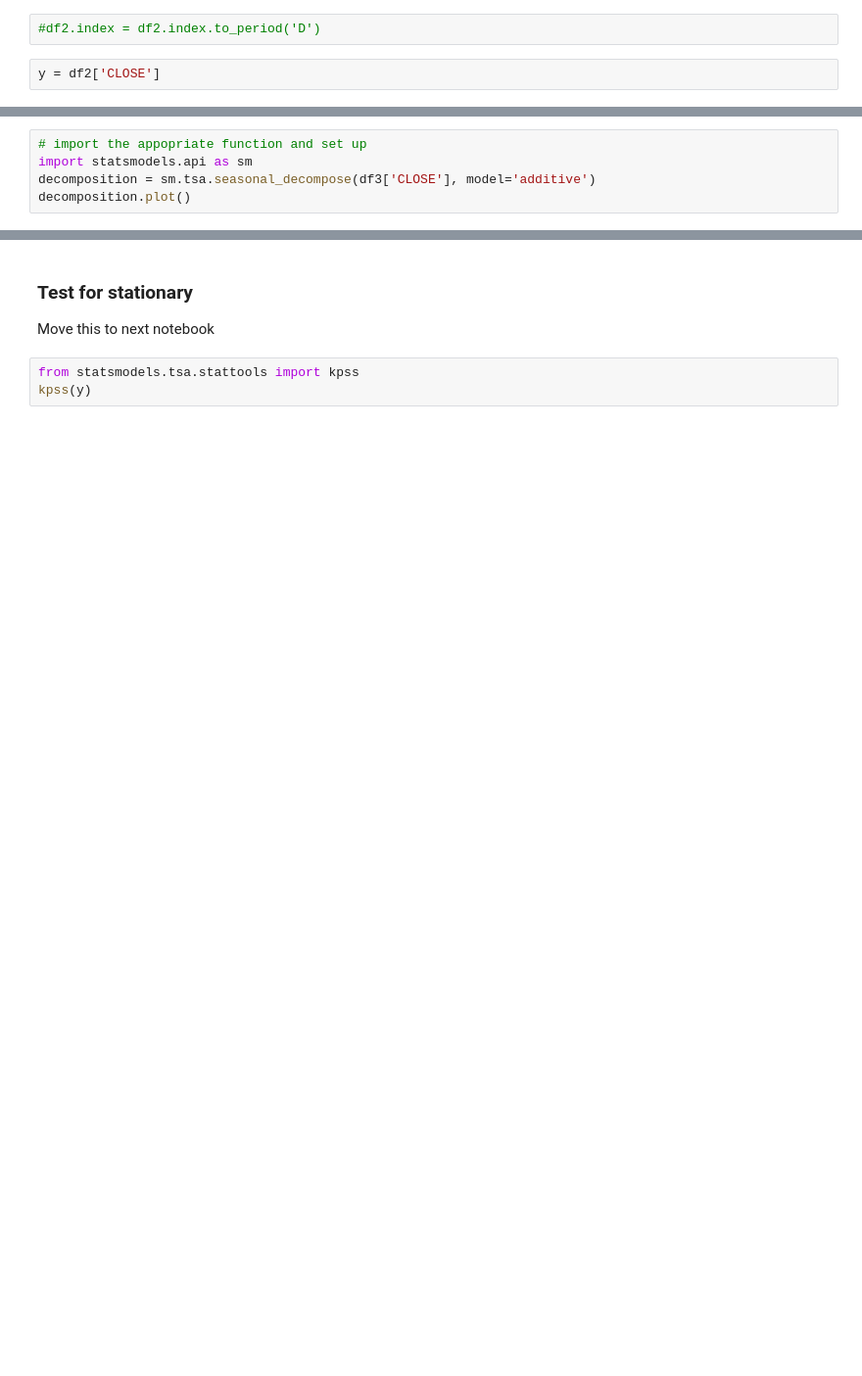
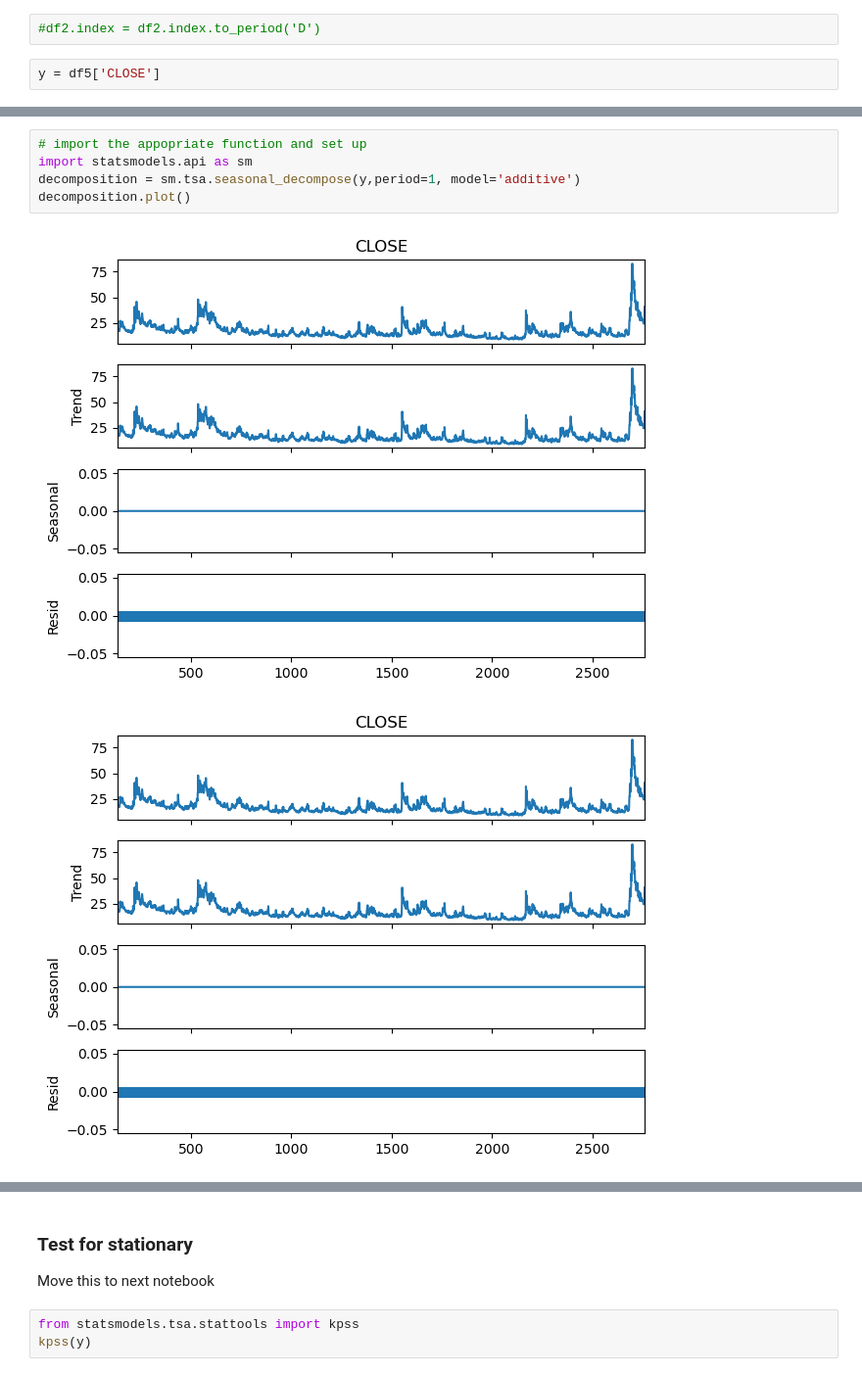
Before and after one commit to mikedshadow/Capstone-3, a Jupyter notebook: Notebooks/Data-Wrangle.ipynb, the cells around one changed output, grey strips where cells are left out. Shown at 98% size. Drawn from its saved outputs; the diff is of its cells as text; blank space fills up the shorter version.

```diff
--- a/Notebooks/Data-Wrangle.ipynb
+++ b/Notebooks/Data-Wrangle.ipynb
@@ -683,6 +730,6 @@ df3.head(10)
 # %%
 #df2.index = df2.index.to_period('D')
 # %%
-y = df2['CLOSE']
+y = df5['CLOSE']
 # %%
 y.head(10)
@@ -689,8 +748,11 @@ y.head(10)
 # %%
 # import the appopriate function and set up
 import statsmodels.api as sm
-decomposition = sm.tsa.seasonal_decompose(df3['CLOSE'], model='additive')
+decomposition = sm.tsa.seasonal_decompose(y,period=1, model='additive')
 decomposition.plot()
+# %% [output]
+[figure, added]
+[figure, added]
 # %%
 plt.plot(y)
 plt.show()
```
Also changed, not shown: parts of 36 cells of this notebook, 2 other files.
